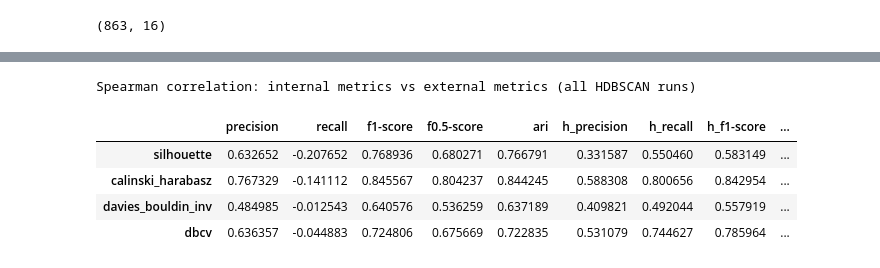
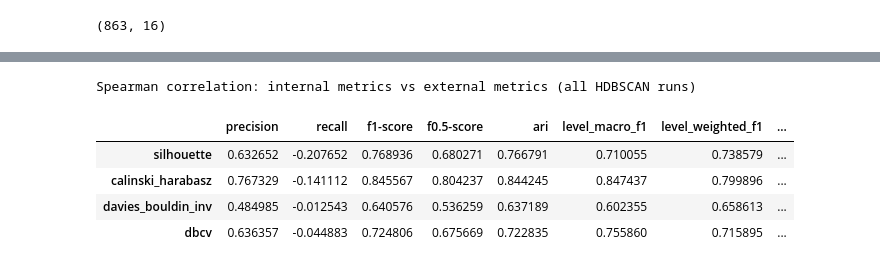
Before and after one commit to haritonn/coursework3, a Jupyter notebook: coursework3.ipynb, the cells around one changed output, grey strips where cells are left out. Saved outputs shown, nothing was run; the diff lists cells and outputs as text; code cells hidden in the pictures.

```diff
--- a/coursework3.ipynb
+++ b/coursework3.ipynb
@@ -610,17 +1092,36 @@ def reduce_embeddings(
 
     return X_umap
 # %%
-def run_clusterers(X, min_cluster_size=5):
+def run_clusterers(
+    X,
+    X_topic,
+    min_cluster_size=5,
+    hierarchy_topic_representation="medoid",
+    hierarchy_linkage_method="average",
+    hierarchy_linkage_metric="cosine",
+):
     hdbscan = HDBSCAN(
         min_cluster_size=min_cluster_size,
         metric="euclidean",
         gen_min_span_tree=True,
     ).fit(X)
 
+    hierarchy_output = build_hdbscan_agglomerative_hierarchy(
+        X_topic=X_topic,
+        y_pred=hdbscan.labels_,
+        assign_noise=True,
+        topic_representation=hierarchy_topic_representation,
+        linkage_method=hierarchy_linkage_method,
+        linkage_metric=hierarchy_linkage_metric,
+        include_leaf_topics=True,
+    )
+
     return {
         "hdbscan": {
             "labels": hdbscan.labels_,
             "condensed_tree": hdbscan.condensed_tree_,
+            "hierarchy_output": hierarchy_output,
+            "hierarchy_method": f"agglomerative_{hierarchy_topic_representation}_{hierarchy_linkage_method}_{hierarchy_linkage_metric}",
             "dbcv": hdbscan.relative_validity_,
         },
     }
@@ -933,19 +1451,27 @@ for key, df in results_dfs.items():
 
 total_df = pd.concat(all_results, ignore_index=True)
 # %%
+level_depth_metrics = sorted(
+    [col for col in total_df.columns if col.startswith("level_f1_depth_")],
+    key=lambda col: int(col.rsplit("_", 1)[-1]),
+)
+
 external_metrics = [
     "precision",
     "recall",
     "f1-score",
     "f0.5-score",
     "ari",
-    "h_precision",
-    "h_recall",
-    "h_f1-score",
+    "level_macro_f1",
+    "level_upper_macro_f1",
+    "level_lower_macro_f1",
+    "level_weighted_f1",
+    *level_depth_metrics,
     "lca_similarity_spearman",
     "tree_distance_spearman",
     "dendrogram_purity",
 ]
+external_metrics = [metric for metric in external_metrics if metric in total_df.columns]
 
 internal_metrics = [
     "silhouette",
@@ -1006,38 +1532,38 @@ def spearman_corr_table(df, x_metrics, y_metrics=None, min_n=3):
                 corr.loc[x, y] = np.nan
                 continue
 
             corr.loc[x, y] = spearmanr(tmp[x], tmp[y]).correlation
 
     return corr
 
 
 def corr_table_to_long(corr, x_name="x_metric", y_name="y_metric"):
     corr_long = (
         corr
         .stack()
         .rename("spearman_corr")
         .reset_index()
         .rename(columns={"level_0": x_name, "level_1": y_name})
     )
 
     return corr_long.sort_values("spearman_corr", ascending=False)
 
 
 corr_internal_external = spearman_corr_table(
     hdbscan_df,
     internal_metrics_for_corr,
     external_metrics,
 )
 
 print("Spearman correlation: internal metrics vs external metrics (all HDBSCAN runs)")
 display(corr_internal_external.round(6))
 # %% [output]
 Spearman correlation: internal metrics vs external metrics (all HDBSCAN runs)
-|  | precision | recall | f1-score | f0.5-score | ari | h_precision | h_recall | h_f1-score | ... |
-| silhouette | 0.632652 | -0.207652 | 0.768936 | 0.680271 | 0.766791 | 0.331587 | 0.550460 | 0.583149 | ... |
-| calinski_harabasz | 0.767329 | -0.141112 | 0.845567 | 0.804237 | 0.844245 | 0.588308 | 0.800656 | 0.842954 | ... |
-| davies_bouldin_inv | 0.484985 | -0.012543 | 0.640576 | 0.536259 | 0.637189 | 0.409821 | 0.492044 | 0.557919 | ... |
-| dbcv | 0.636357 | -0.044883 | 0.724806 | 0.675669 | 0.722835 | 0.531079 | 0.744627 | 0.785964 | ... |
+|  | precision | recall | f1-score | f0.5-score | ari | level_macro_f1 | level_weighted_f1 | ... |
+| silhouette | 0.632652 | -0.207652 | 0.768936 | 0.680271 | 0.766791 | 0.710055 | 0.738579 | ... |
+| calinski_harabasz | 0.767329 | -0.141112 | 0.845567 | 0.804237 | 0.844245 | 0.847437 | 0.799896 | ... |
+| davies_bouldin_inv | 0.484985 | -0.012543 | 0.640576 | 0.536259 | 0.637189 | 0.602355 | 0.658613 | ... |
+| dbcv | 0.636357 | -0.044883 | 0.724806 | 0.675669 | 0.722835 | 0.755860 | 0.715895 | ... |
 # %%
 corr_internal_external_long = corr_table_to_long(
     corr_internal_external,
```
Also changed, not shown: parts of 16 cells of this notebook, 12 other files.
